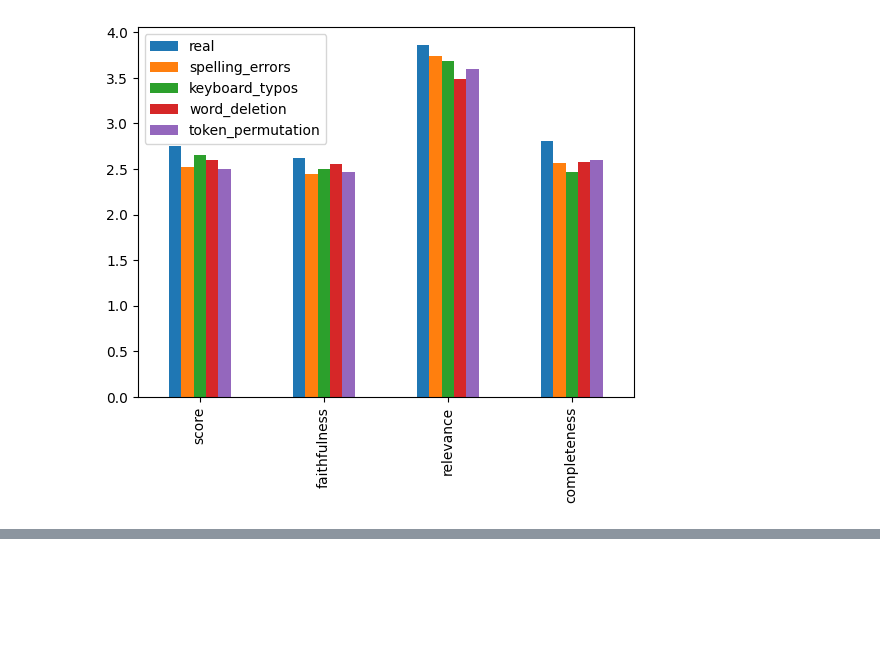
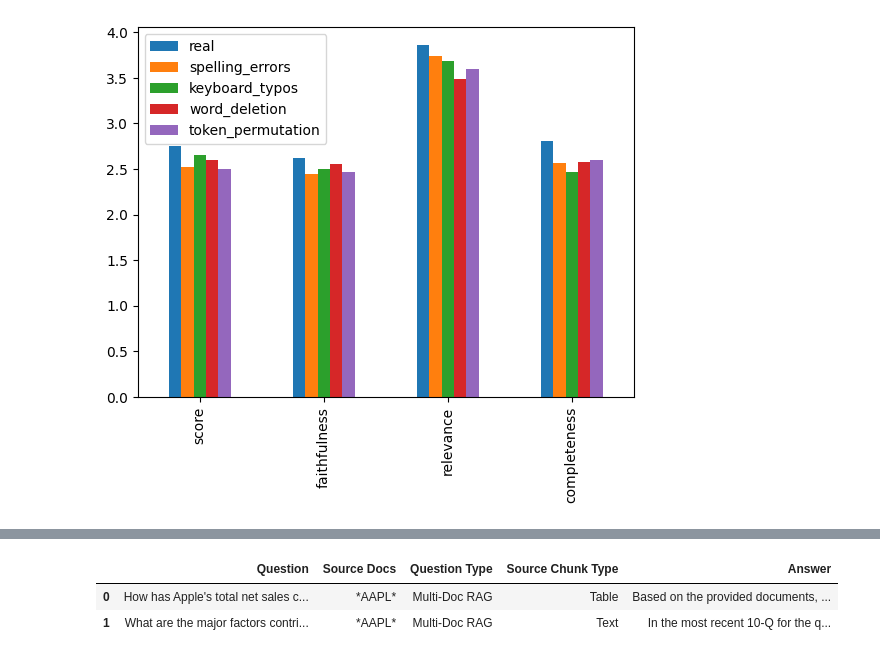
Before and after one commit to FW761/lightrag_test, a Jupyter notebook: lightrag.ipynb, the cells around one changed output, grey strips where cells are left out. Cells and saved outputs as stored; diff of their text form; code cells hidden in the pictures; blank space fills up the shorter version.

```diff
--- a/lightrag.ipynb
+++ b/lightrag.ipynb
@@ -1482,0 +1829,11 @@ import matplotlib.pyplot as plt
+# %%
+import requests
+import pandas as pd
+path_to_lieghtrag = 'http://localhost:9621/query/data'
+df = pd.read_csv('./qna_data.csv')
+# %%
+df.head(2)
+# %% [output]
+|  | Question | Source Docs | Question Type | Source Chunk Type | Answer |
+| 0 | How has Apple's total net sales c... | *AAPL* | Multi-Doc RAG | Table | Based on the provided documents, ... |
+| 1 | What are the major factors contri... | *AAPL* | Multi-Doc RAG | Text | In the most recent 10-Q for the q... |
```
Also changed, not shown: parts of 18 cells of this notebook, 2 other files.
